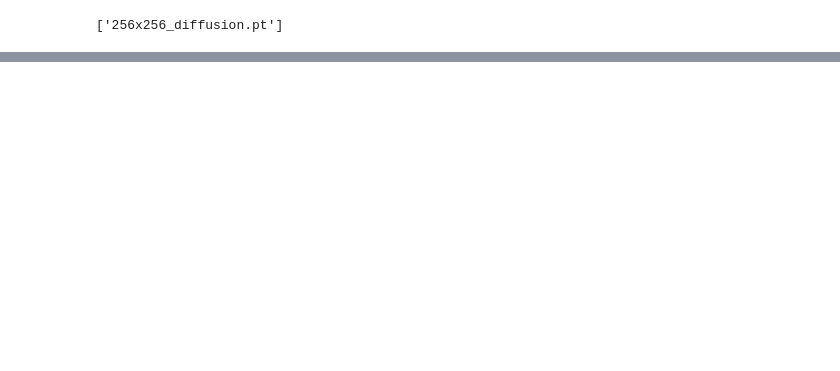
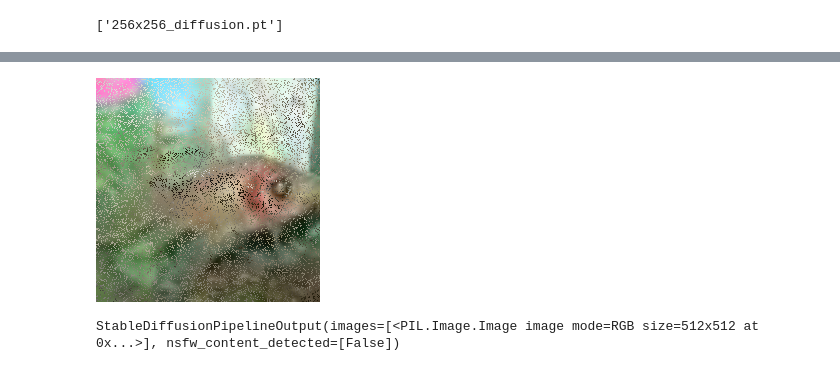
Before and after one commit to Zachary-Wenhao/IML-Team-Attack-Diffusion-Model, a Jupyter notebook: diffusion.ipynb, the cells around one changed output, grey strips where cells are left out. Drawn from its saved outputs; the diff is of its cells as text; code cells hidden in the pictures; blank space fills up the shorter version.

Commit message:
diffusion test (huggingface diffuser)

```diff
--- a/diffusion.ipynb
+++ b/diffusion.ipynb
@@ -16,0 +28,11 @@ diff256 = torch.load(os.path.join(diffusion_path, '256x256_diffusion.pt'))
+# %%
+def tensor_to_pil_image(tensor):
+  # Undo normalization
+  unnormalize = transforms.Normalize(
+      mean=[-0.485 / 0.229, -0.456 / 0.224, -0.406 / 0.225],
+      std=[1 / 0.229, 1 / 0.224, 1 / 0.225]
+  )
+  tensor = unnormalize(tensor)  # Undo normalization
+  tensor = tensor.clip(0, 1)  # Clip values to [0, 1] for valid image range
+  tensor = tensor.permute(1, 2, 0)  # Rearrange dimensions to (H, W, C)
+  return Image.fromarray((tensor.numpy() * 255).astype('uint8'))  # Convert to PIL
@@ -16,0 +41,7 @@ diff256 = torch.load(os.path.join(diffusion_path, '256x256_diffusion.pt'))
+# %%
+drive.mount('/content/drive')
+path_data = '/content/drive/My Drive/IML Final Project/diffusion/'
+def load_pkl(file_path):
+  with open(file_path, 'rb') as f:
+    data = pickle.load(f)
+  return data
@@ -16,0 +50,6 @@ diff256 = torch.load(os.path.join(diffusion_path, '256x256_diffusion.pt'))
+# %%
+# Load datasets
+train_attack_dataset = load_pkl(os.path.join(path_data, 'train_attack_dataset.pkl'))
+train_swap_attack_dataset = load_pkl(os.path.join(path_data, 'train_swap_attack_dataset.pkl'))
+val_attack_dataset = load_pkl(os.path.join(path_data, 'val_attack_dataset.pkl'))
+val_swap_attack_dataset = load_pkl(os.path.join(path_data, 'val_swap_attack_dataset.pkl'))
@@ -16,0 +91,3 @@ diff256 = torch.load(os.path.join(diffusion_path, '256x256_diffusion.pt'))
+# %%
+attacked_img =  next(iter(train_attack_dataset))[0]
+attacked_img
@@ -16,0 +112,9 @@ diff256 = torch.load(os.path.join(diffusion_path, '256x256_diffusion.pt'))
+# %%
+display(tensor_to_pil_image(attacked_img))
+# %% [output]
+[figure, added]
+# %%
+image = pipeline(prompt="Purify the image from noise", image=attacked_img)
+image
+# %% [output]
+StableDiffusionPipelineOutput(images=[<PIL.Image.Image image mode=RGB size=512x512 at 0x...>], nsfw_content_detected=[False])
```
Also changed, not shown: parts of 19 cells of this notebook.
